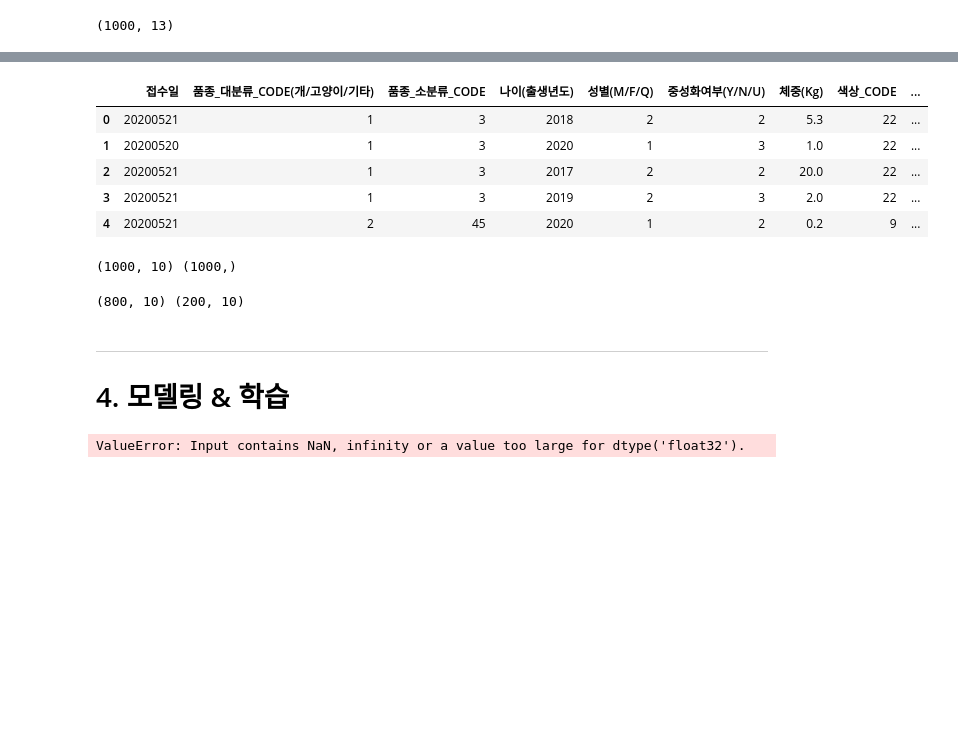
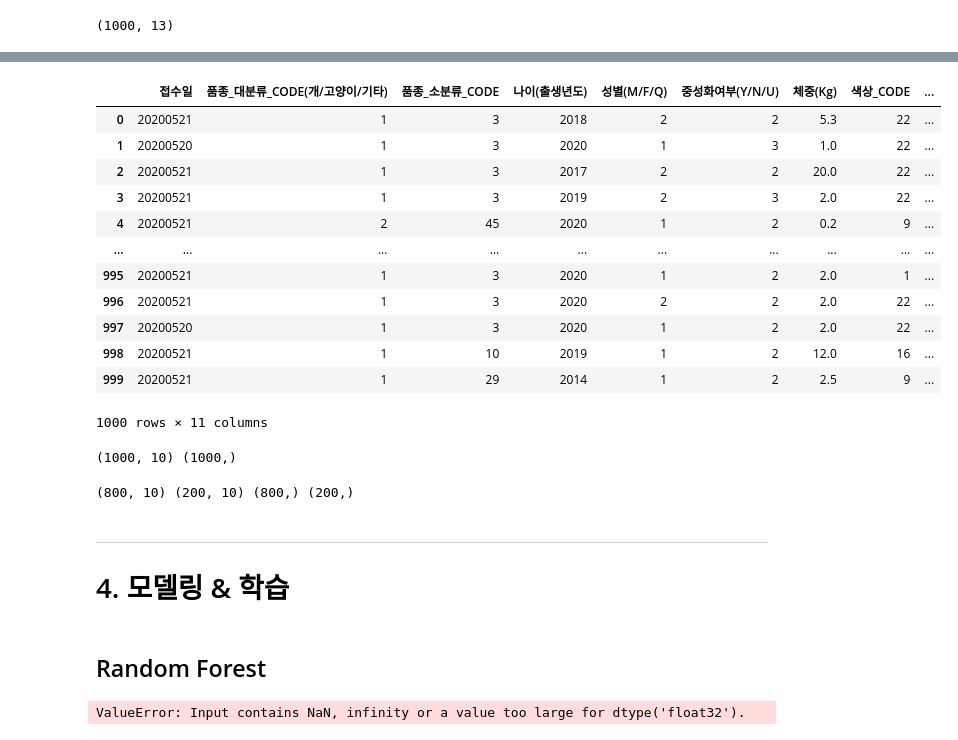
Before and after one commit to minjeong-kim-git/COALA-UNIV, a Jupyter notebook: PETTOPIA/pettopia.ipynb, the cells around one changed output, grey strips where cells are left out. Drawn from its saved outputs; the diff is of its cells as text; code cells hidden in the pictures; blank space fills up the shorter version.

```diff
--- a/PETTOPIA/pettopia.ipynb
+++ b/PETTOPIA/pettopia.ipynb
@@ -60,11 +88,18 @@ df.head()
 # %%
 df.drop('공고종료일', axis = 1, inplace = True)
-df.head()
+df.fillna(0)
 # %% [output]
 |  | 접수일 | 품종_대분류_CODE(개/고양이/기타) | 품종_소분류_CODE | 나이(출생년도) | 성별(M/F/Q) | 중성화여부(Y/N/U) | 체중(Kg) | 색상_CODE | ... |
 | 0 | 20200521 | 1 | 3 | 2018 | 2 | 2 | 5.3 | 22 | ... |
 | 1 | 20200520 | 1 | 3 | 2020 | 1 | 3 | 1.0 | 22 | ... |
 | 2 | 20200521 | 1 | 3 | 2017 | 2 | 2 | 20.0 | 22 | ... |
 | 3 | 20200521 | 1 | 3 | 2019 | 2 | 3 | 2.0 | 22 | ... |
 | 4 | 20200521 | 2 | 45 | 2020 | 1 | 2 | 0.2 | 9 | ... |
+| ... | ... | ... | ... | ... | ... | ... | ... | ... | ... |
+| 995 | 20200521 | 1 | 3 | 2020 | 1 | 2 | 2.0 | 1 | ... |
+| 996 | 20200521 | 1 | 3 | 2020 | 2 | 2 | 2.0 | 22 | ... |
+| 997 | 20200520 | 1 | 3 | 2020 | 1 | 2 | 2.0 | 22 | ... |
+| 998 | 20200521 | 1 | 10 | 2019 | 1 | 2 | 12.0 | 16 | ... |
+| 999 | 20200521 | 1 | 29 | 2014 | 1 | 2 | 2.5 | 9 | ... |
+1000 rows × 11 columns
 # %%
@@ -76,14 +111,16 @@ print(input_data.shape, target_data.shape)
 (1000, 10) (1000,)
 # %%
 from sklearn.model_selection import train_test_split
+
 x_train, x_test, y_train, y_test = train_test_split(input_data, target_data, test_size = 0.2)
-
-print(x_train.shape, x_test.shape)
+print(x_train.shape, x_test.shape, y_train.shape, y_test.shape)
 # %% [output]
-(800, 10) (200, 10)
+(800, 10) (200, 10) (800,) (200,)
 # %% [markdown]
 ---
 # 4. 모델링 & 학습
+# %% [markdown]
+## Random Forest
 # %%
 from sklearn.ensemble import RandomForestRegressor
 forest = RandomForestRegressor(n_estimators = 100)
```
Also changed, not shown: parts of 5 cells of this notebook.
